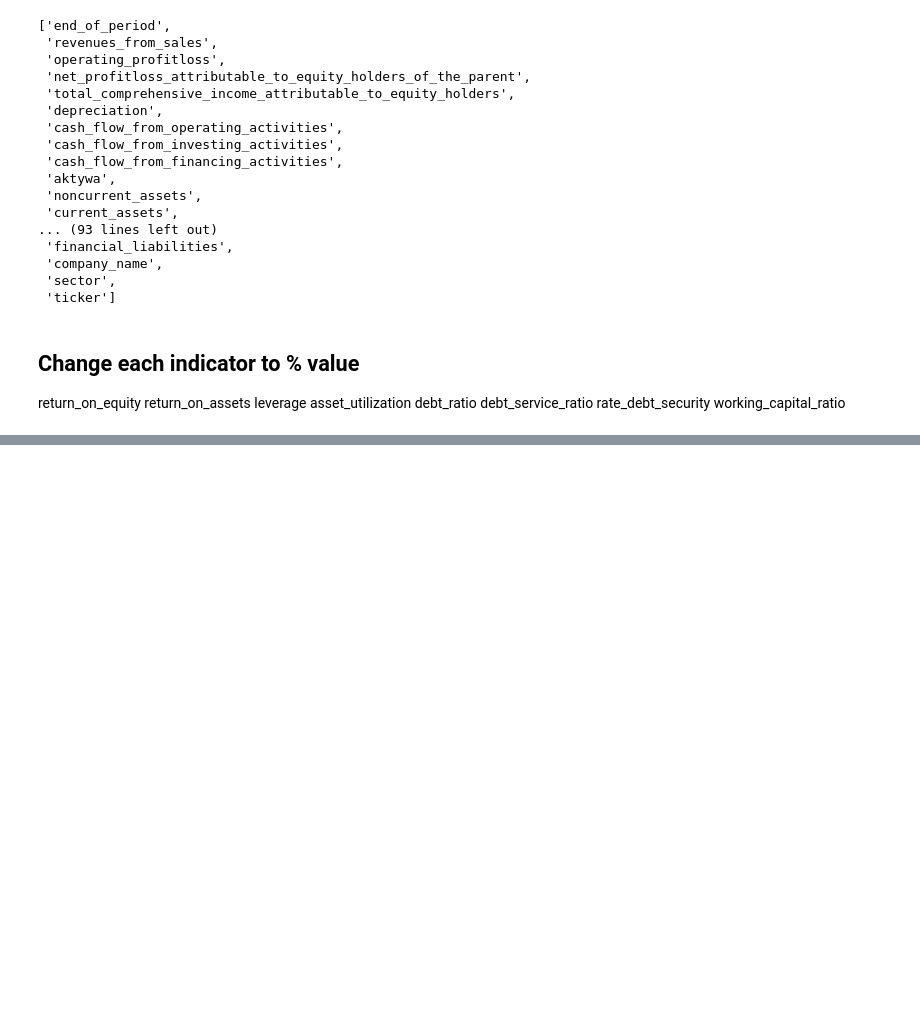
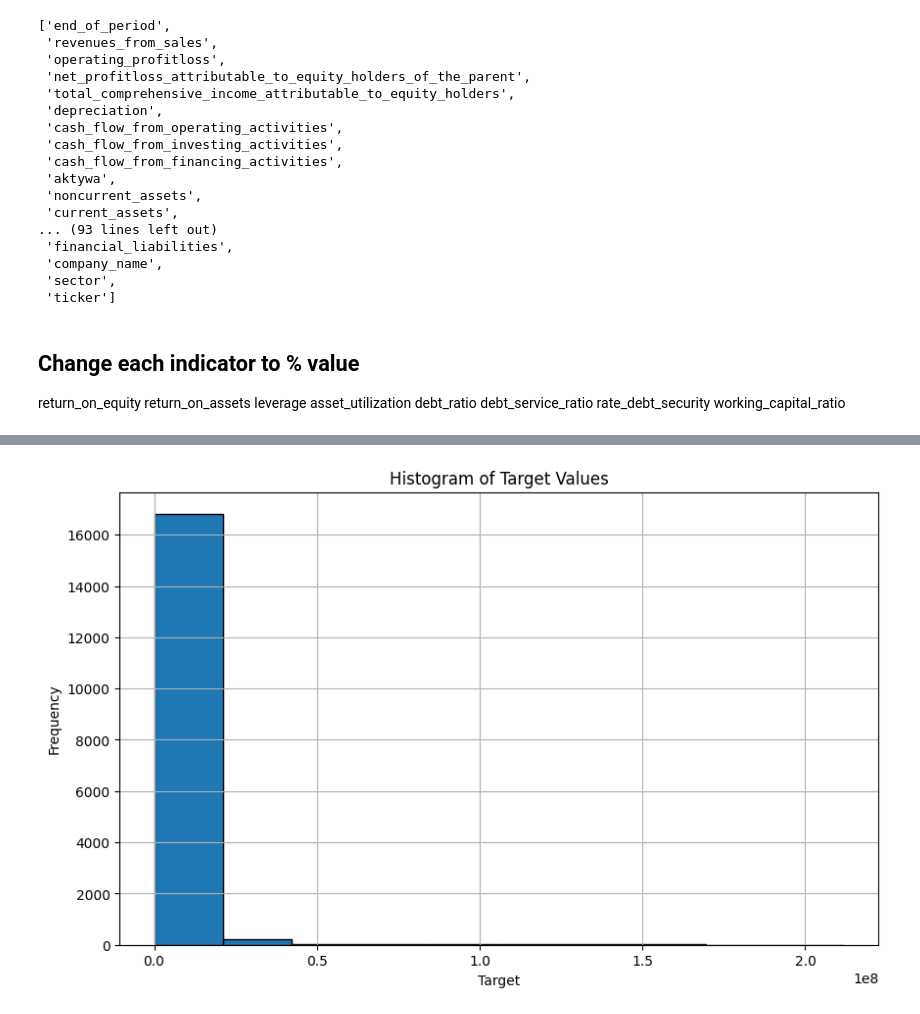
Before and after one commit to k-sobczyk/ensemble-nn-stock-forecast, a Jupyter notebook: data_cleaning/first_stage_data_cleaning.ipynb, the cells around one changed output, grey strips where cells are left out. Cells and saved outputs as stored; diff of their text form; code cells hidden in the pictures; blank space fills up the shorter version.

```diff
--- a/data_cleaning/first_stage_data_cleaning.ipynb
+++ b/data_cleaning/first_stage_data_cleaning.ipynb
@@ -249,0 +258,12 @@ filtered_df.to_csv("dataframes/data_with_target.csv", index=False)
+# %%
+data_with_target = data_with_target[data_with_target['target'] != 0]
+# %%
+plt.figure(figsize=(10, 6))
+plt.hist(data_with_target['target'], bins=10, edgecolor='black')
+plt.title('Histogram of Target Values')
+plt.xlabel('Target')
+plt.ylabel('Frequency')
+plt.grid(True)
+plt.show()
+# %% [output]
+[figure, added]
```
Also changed, not shown: parts of 23 cells of this notebook, 10 other files.
